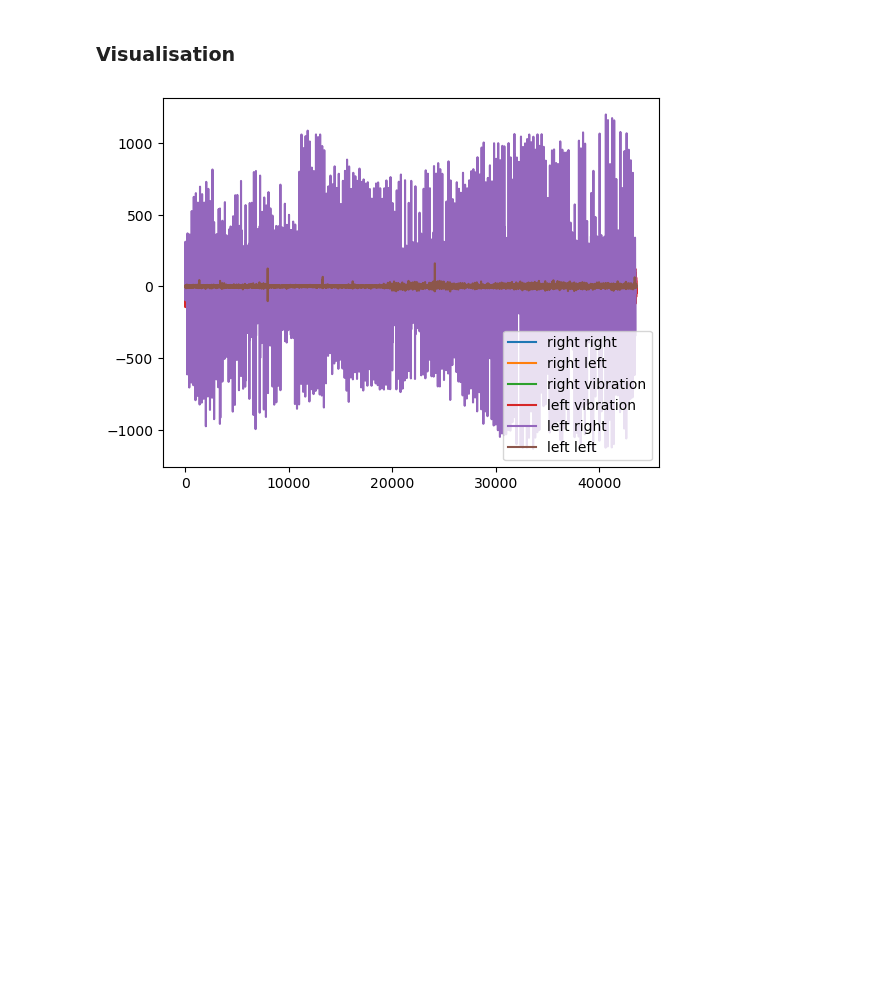
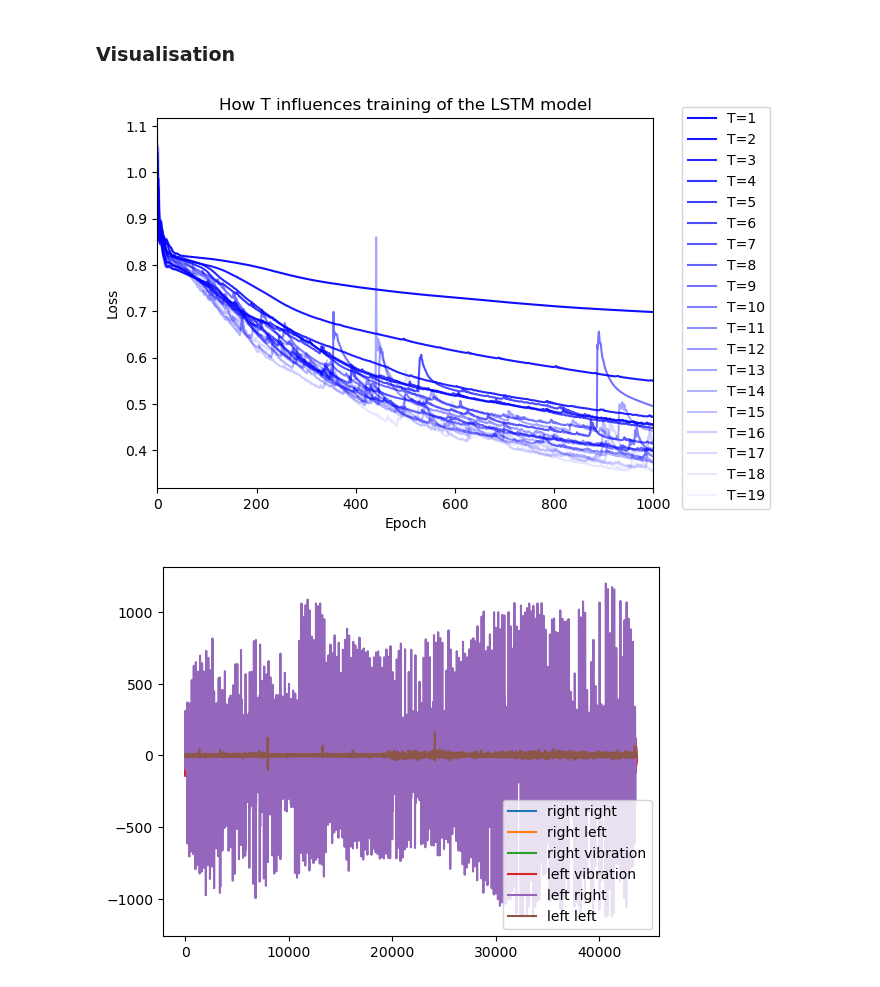
Before and after one commit to shepai/TactileSensor, a Jupyter notebook: Code/Data collection/robot/excel.ipynb, the cells around one changed output. Cells and saved outputs as stored; diff of their text form; code cells hidden in the pictures; blank space fills up the shorter version.

```diff
--- a/Code/Data collection/robot/excel.ipynb
+++ b/Code/Data collection/robot/excel.ipynb
@@ -269,6 +301,26 @@ Epoch [1000/1000], Loss: 0.0002
 Validation Loss: 37.9729
 # %% [markdown]
 ### Visualisation
+# %%
+from matplotlib.cm import get_cmap
+cmap = get_cmap('tab20')  # You can choose different colormaps
+
+filename="train_loss_t="
+
+typ=".npy"
+for i in range(1,20):
+    shade=i/20
+    data=np.load("/its/home/drs25/Documents/GitHub/TactileSensor/Code/Data collection/robot/GPUCluster/data/"+filename+str(i)+"_"+typ)
+    plt.plot(data,label="T="+str(i),color="b",alpha=1 - shade)
+
+plt.title("How T influences training of the LSTM model")
+plt.ylabel("Loss")
+plt.xlabel("Epoch")
+plt.legend(loc="upper right",bbox_to_anchor=(1.25, 1.05))
+plt.xlim([0,1000])
+plt.show()
+# %% [output]
+[figure, added]
 # %%
 FROM=10
 TO=-1
```
Also changed, not shown: parts of 6 cells of this notebook.
